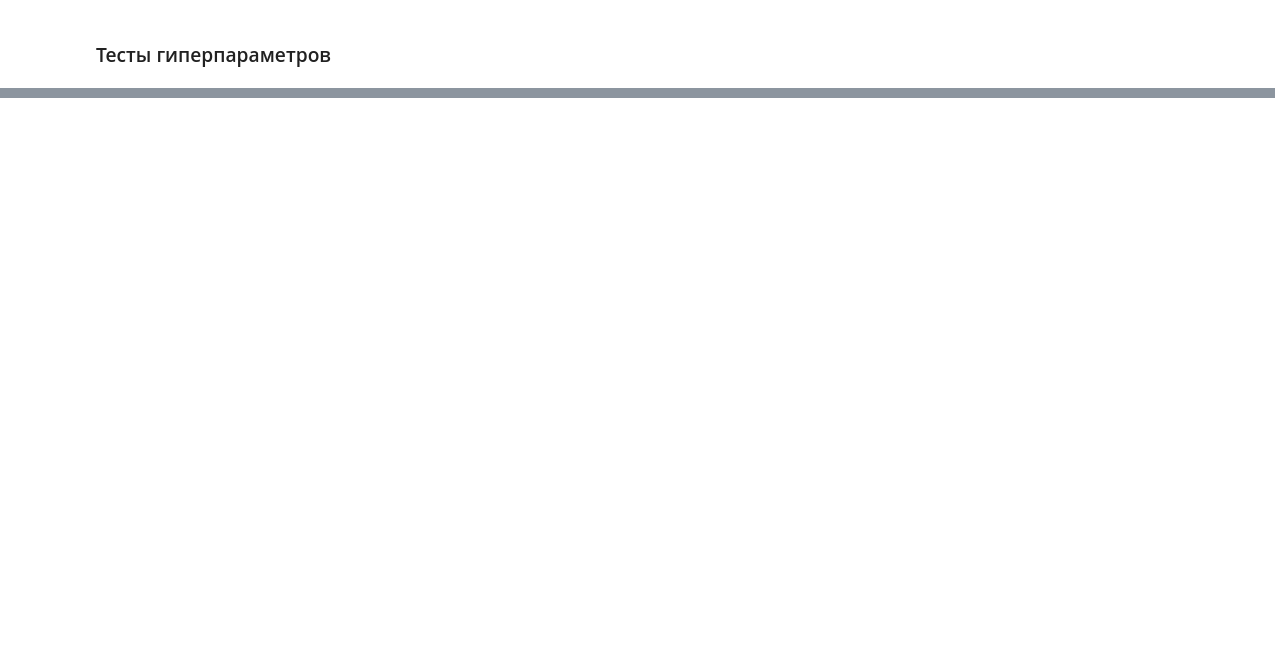
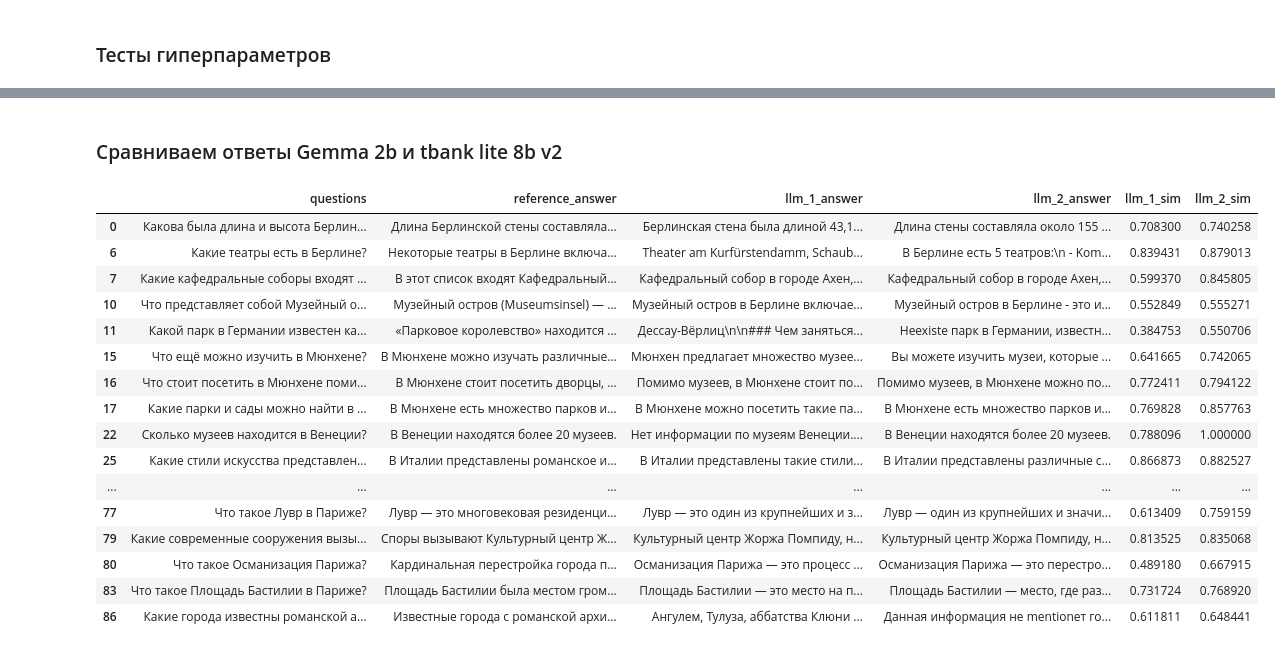
Before and after one commit to malyushitsky/rag-sber, a Jupyter notebook: model_eval.ipynb, the cells around one changed output, grey strips where cells are left out. Cells and saved outputs as stored; diff of their text form; code cells hidden in the pictures; blank space fills up the shorter version.

```diff
--- a/model_eval.ipynb
+++ b/model_eval.ipynb
@@ -884,0 +1018,43 @@ Gemma оценка схожести с эталонным ответом: 0.8825
+# %%
+# Сохраним все на диск
+
+import json
+
+data = []
+for q, ref, pred, similarity in zip(questions, reference_answers, generated_answer, similarity):
+    data.append({
+        "question": q,
+        "reference_answer": ref,
+        "generated_answer": pred,
+        "cosine_similarity": similarity
+    })
+
+with open("responses/qa_results_tbank_8B_v2.json", "w", encoding="utf-8") as f:
+    json.dump(data, f)
+# %%
+with open("responses/qa_results_tbank_8B_v2.json", "r", encoding="utf-8") as f:
+    data = json.load(f)
+
+# questions = [item["question"] for item in data]
+# reference_answers = [item["reference_answer"] for item in data]
+# generated_answers = [item["generated_answer"] for item in data]
+# %% [markdown]
+### Сравниваем ответы Gemma 2b и tbank lite 8b v2
+# %%
+import pandas as pd
+
+with open("responses/qa_results_tbank_8B_v2.json", "r", encoding="utf-8") as f:
+    data_tbank = json.load(f)
+
+with open("responses/qa_results_gemma_2B.json", "r", encoding="utf-8") as f:
+    data_gemma = json.load(f)
+# %%
+# создаем датафрейм с вопросами и ответами
+df = pd.DataFrame()
+
+df['questions'] = [item["question"] for item in data_tbank]
+df['reference_answer'] = [item["reference_answer"] for item in data_tbank]
+df['llm_1_answer'] = [item["generated_answer"] for item in data_tbank]
+df['llm_2_answer'] = [item["generated_answer"] for item in data_gemma]
+df['llm_1_sim'] = [item["cosine_similarity"] for item in data_tbank]
+df['llm_2_sim'] = [item["cosine_similarity"] for item in data_gemma]
@@ -884,0 +1082,20 @@ Gemma оценка схожести с эталонным ответом: 0.8825
+# %%
+df[df['llm_2_sim'] > df['llm_1_sim']]
+# %% [output]
+|  | questions | reference_answer | llm_1_answer | llm_2_answer | llm_1_sim | llm_2_sim |
+| 0 | Какова была длина и высота Берлин... | Длина Берлинской стены составляла... | Берлинская стена была длиной 43,1... | Длина стены составляла около 155 ... | 0.708300 | 0.740258 |
+| 6 | Какие театры есть в Берлине? | Некоторые театры в Берлине включа... | Theater am Kurfürstendamm, Schaub... | В Берлине есть 5 театров:\n - Kom... | 0.839431 | 0.879013 |
+| 7 | Какие кафедральные соборы входят ... | В этот список входят Кафедральный... | Кафедральный собор в городе Ахен,... | Кафедральный собор в городе Ахен,... | 0.599370 | 0.845805 |
+| 10 | Что представляет собой Музейный о... | Музейный остров (Museumsinsel) — ... | Музейный остров в Берлине включае... | Музейный остров в Берлине - это и... | 0.552849 | 0.555271 |
+| 11 | Какой парк в Германии известен ка... | «Парковое королевство» находится ... | Дессау-Вёрлиц\n\n### Чем заняться... | Неexiste парк в Германии, известн... | 0.384753 | 0.550706 |
+| 15 | Что ещё можно изучить в Мюнхене? | В Мюнхене можно изучать различные... | Мюнхен предлагает множество музее... | Вы можете изучить музеи, которые ... | 0.641665 | 0.742065 |
+| 16 | Что стоит посетить в Мюнхене поми... | В Мюнхене стоит посетить дворцы, ... | Помимо музеев, в Мюнхене стоит по... | Помимо музеев, в Мюнхене можно по... | 0.772411 | 0.794122 |
+| 17 | Какие парки и сады можно найти в ... | В Мюнхене есть множество парков и... | В Мюнхене можно посетить такие па... | В Мюнхене есть множество парков и... | 0.769828 | 0.857763 |
+| 22 | Сколько музеев находится в Венеции? | В Венеции находятся более 20 музеев. | Нет информации по музеям Венеции.... | В Венеции находятся более 20 музеев. | 0.788096 | 1.000000 |
+| 25 | Какие стили искусства представлен... | В Италии представлены романское и... | В Италии представлены такие стили... | В Италии представлены различные с... | 0.866873 | 0.882527 |
+| ... | ... | ... | ... | ... | ... | ... |
+| 77 | Что такое Лувр в Париже? | Лувр — это многовековая резиденци... | Лувр — это один из крупнейших и з... | Лувр — один из крупнейших и значи... | 0.613409 | 0.759159 |
+| 79 | Какие современные сооружения вызы... | Споры вызывают Культурный центр Ж... | Культурный центр Жоржа Помпиду, н... | Культурный центр Жоржа Помпиду, н... | 0.813525 | 0.835068 |
+| 80 | Что такое Османизация Парижа? | Кардинальная перестройка города п... | Османизация Парижа — это процесс ... | Османизация Парижа — это перестро... | 0.489180 | 0.667915 |
+| 83 | Что такое Площадь Бастилии в Париже? | Площадь Бастилии была местом гром... | Площадь Бастилии — это место на п... | Площадь Бастилии — место, где раз... | 0.731724 | 0.768920 |
+| 86 | Какие города известны романской а... | Известные города с романской архи... | Ангулем, Тулуза, аббатства Клюни ... | Данная информация не mentionет го... | 0.611811 | 0.648441 |
```
Also changed, not shown: parts of 24 cells of this notebook, 4 other files.
